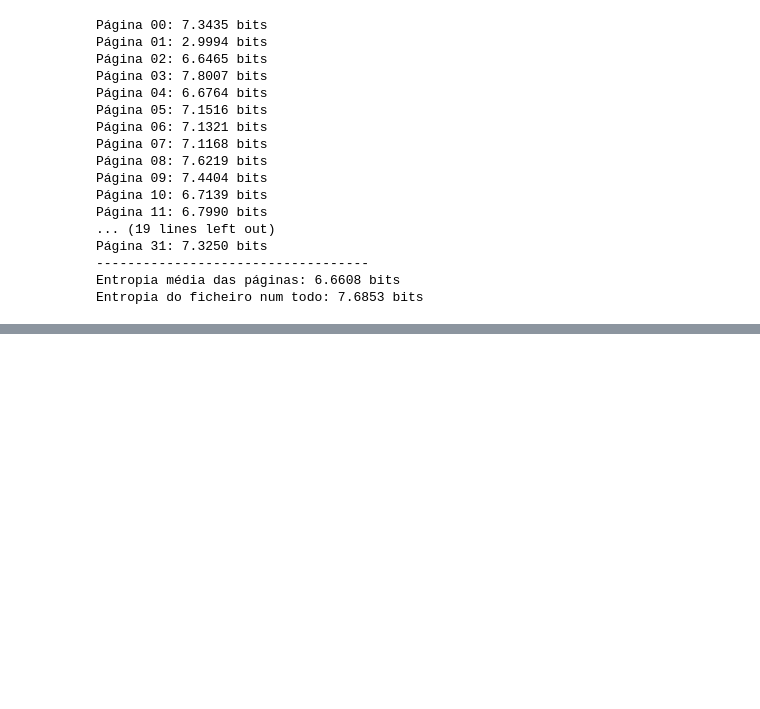
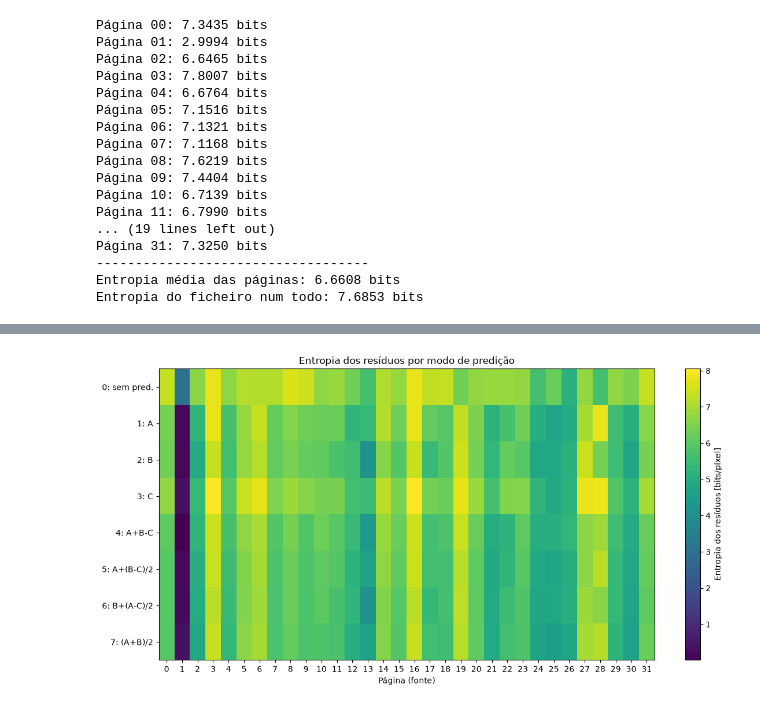
Before and after one commit to bener07/ti-project, a Jupyter notebook: Notebooks/ResearchNotebook_changes.ipynb, the cells around one changed output, grey strips where cells are left out. Drawn from its saved outputs; the diff is of its cells as text; code cells hidden in the pictures; blank space fills up the shorter version.

```diff
--- a/Notebooks/ResearchNotebook_changes.ipynb
+++ b/Notebooks/ResearchNotebook_changes.ipynb
@@ -197,0 +266,12 @@ Página 00:
+# %%
+# ---- Gráfico 4: entropia dos resíduos de cada modo de predição (mapa de calor) ----
+# Cada coluna é uma página, cada linha um modo. Cores mais escuras = menor entropia = melhor.
+plt.figure(figsize=(12, 6))
+plt.imshow(Hpred.T, aspect="auto", cmap="viridis")
+plt.colorbar(label="Entropia dos resíduos [bits/píxel]")
+plt.yticks(range(8), [NOMES[m] for m in range(8)])
+plt.xticks(paginas); plt.xlabel("Página (fonte)")
+plt.title("Entropia dos resíduos por modo de predição")
+plt.tight_layout(); plt.show()
+# %% [output]
+[figure, added]
```
Also changed, not shown: parts of 13 cells of this notebook.
